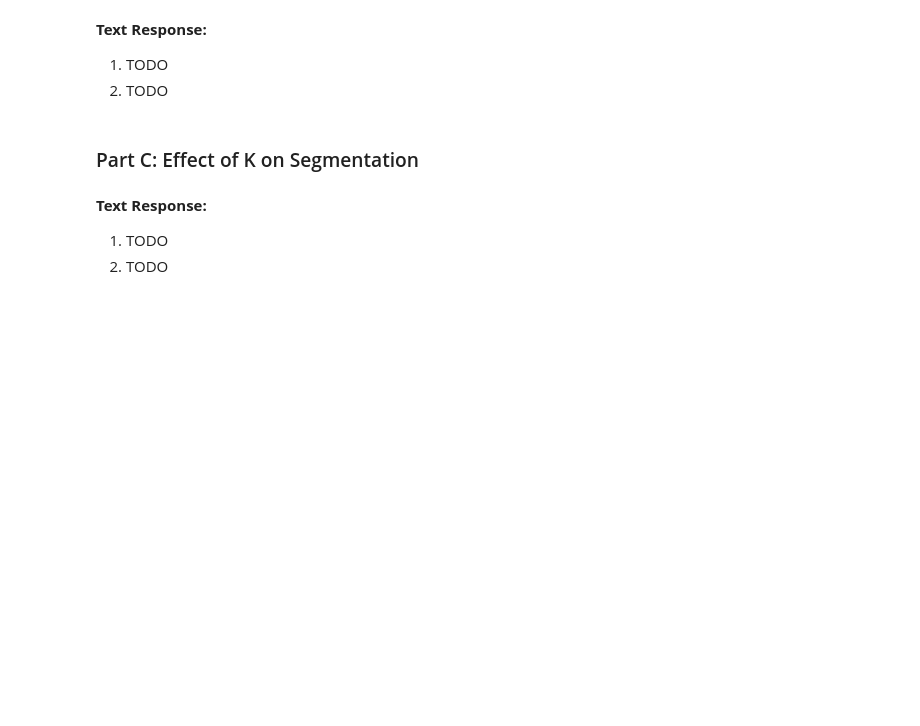
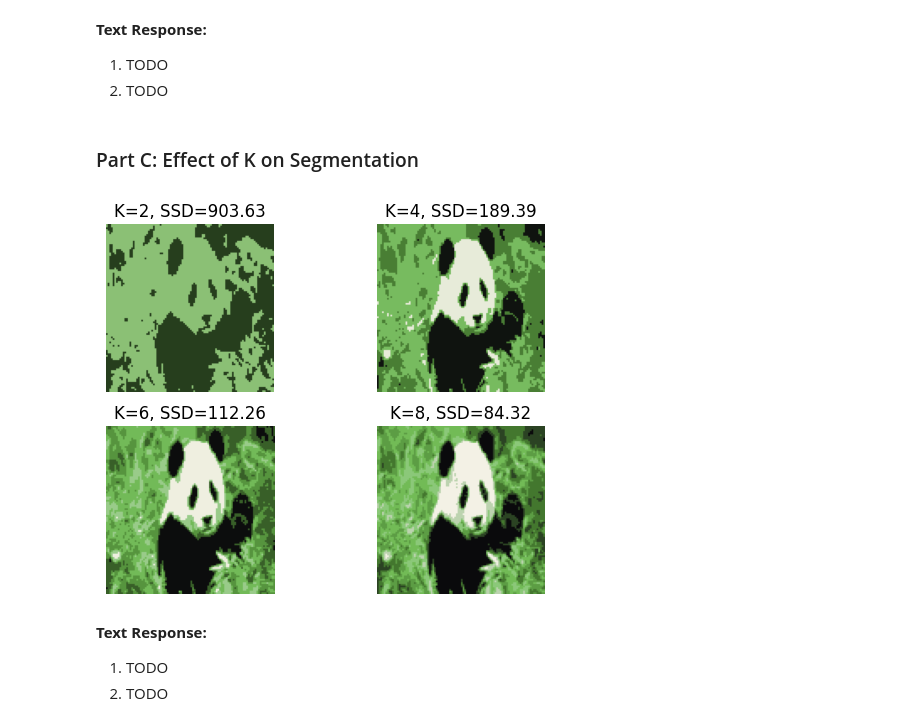
Before and after one commit to Aragya1642/1395_MachineLearning, a Jupyter notebook: ps8_python_Goyal_Aragya/ps8_Goyal_Aragya.ipynb, the cells around one changed output. Drawn from its saved outputs; the diff is of its cells as text; code cells hidden in the pictures; blank space fills up the shorter version.

```diff
--- a/ps8_python_Goyal_Aragya/ps8_Goyal_Aragya.ipynb
+++ b/ps8_python_Goyal_Aragya/ps8_Goyal_Aragya.ipynb
@@ -249,9 +249,23 @@ for i, img in enumerate(images):
 # %%
 # Choose the first image
 img = images[0]
 
 # Define K values array
 K_values = [2, 4, 6, 8]
+
+# Loop and segment and plot
+fig, axes = plt.subplots(2, 2)
+for idx, K in enumerate(K_values):
+    row = idx // 2
+    col = idx % 2
+    seg, ssd = segment_image(img, K, iters, R, D)
+    axes[row][col].imshow(seg)
+    axes[row][col].set_title(f'K={K}, SSD={ssd:.2f}')
+    axes[row][col].axis('off')
+
+plt.show()
+# %% [output]
+[figure, added]
 # %% [markdown]
 **Text Response:**
 1. TODO
```
Also changed, not shown: parts of 2 cells of this notebook.
